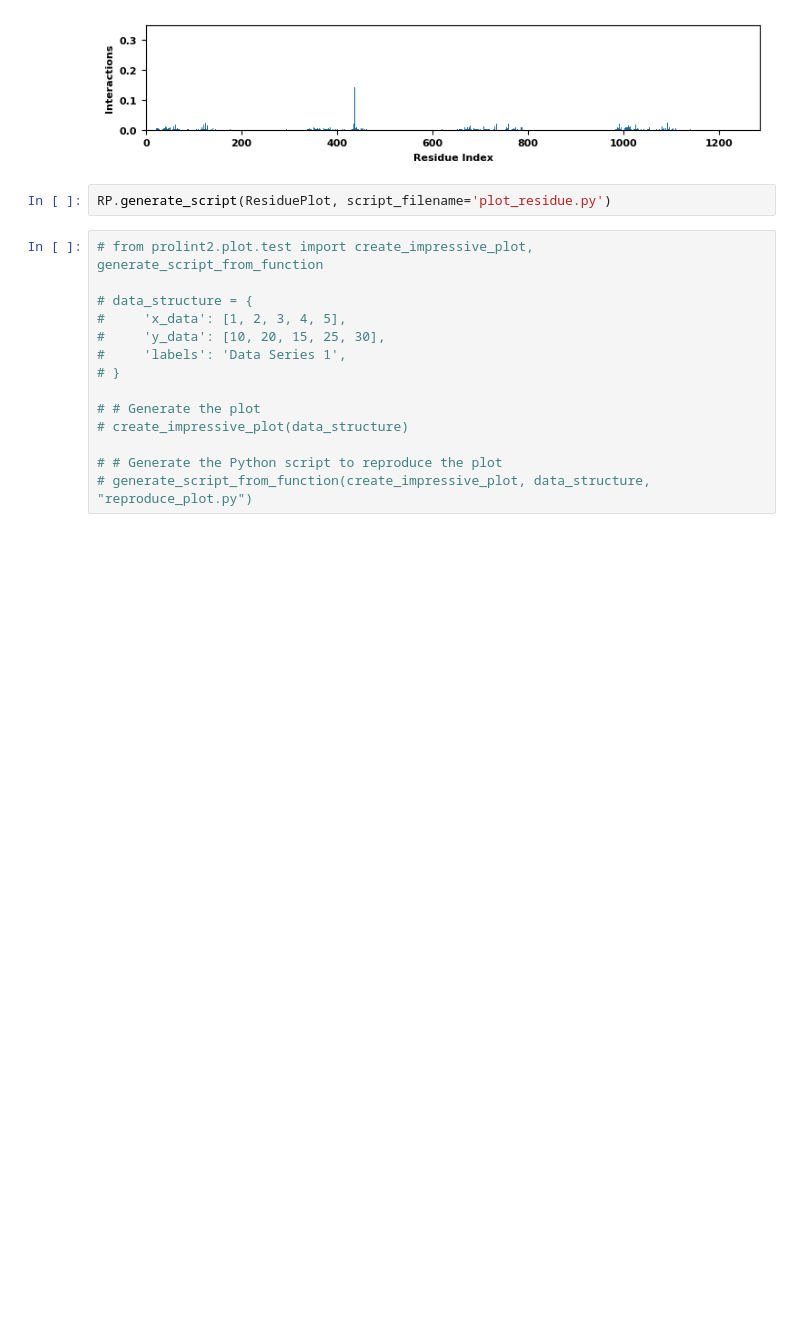
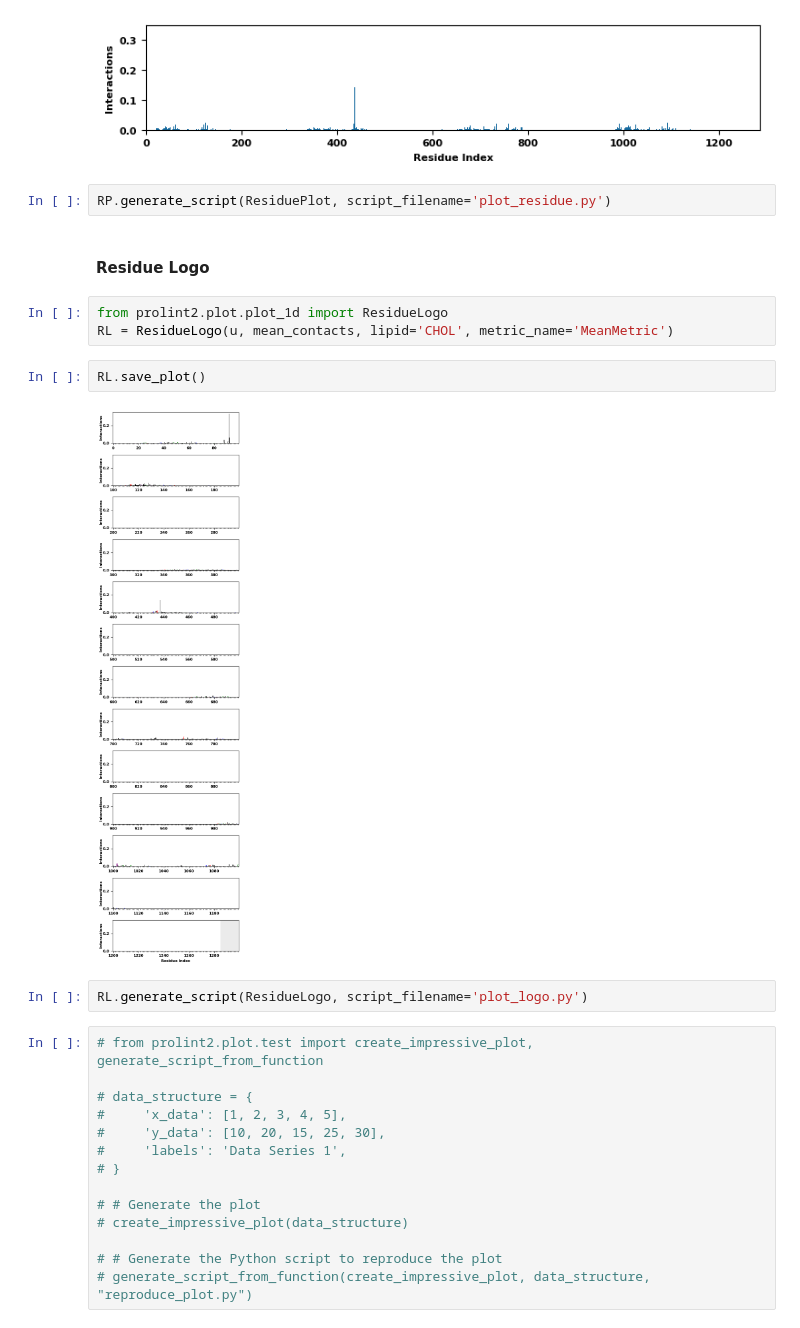
Before and after one commit to ProLint/prolint2, a Jupyter notebook: docs/notebooks/06_Generating_Plots.ipynb, the cells around one changed output. Saved outputs shown, nothing was run; the diff lists cells and outputs as text; blank space fills up the shorter version.

Commit message:
plot residue logo

```diff
--- a/docs/notebooks/06_Generating_Plots.ipynb
+++ b/docs/notebooks/06_Generating_Plots.ipynb
@@ -51,6 +30,17 @@ RP.save_plot()
 [figure]
 # %%
 RP.generate_script(ResiduePlot, script_filename='plot_residue.py')
+# %% [markdown]
+#### Residue Logo
+# %%
+from prolint2.plot.plot_1d import ResidueLogo
+RL = ResidueLogo(u, mean_contacts, lipid='CHOL', metric_name='MeanMetric')
+# %%
+RL.save_plot()
+# %% [output]
+[figure, added]
+# %%
+RL.generate_script(ResidueLogo, script_filename='plot_logo.py')
 # %%
 # from prolint2.plot.test import create_impressive_plot, generate_script_from_function
 
```
Also changed, not shown: parts of 4 cells of this notebook, 3 other files.
